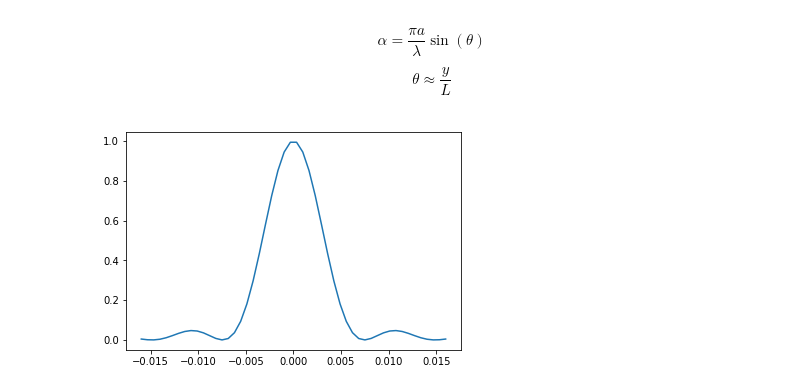
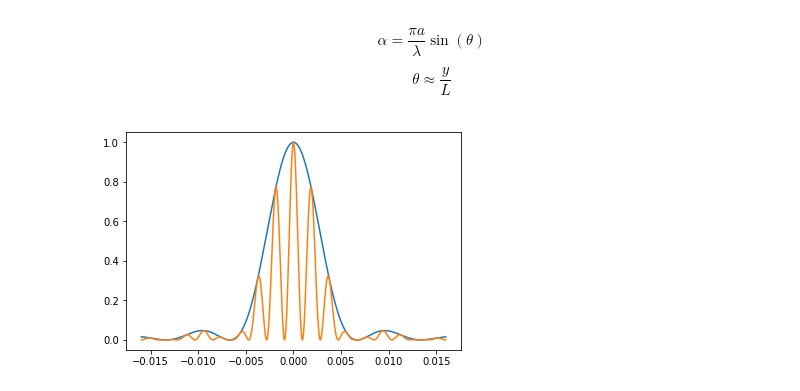
Before and after one commit to jamontanac/Laboratorio-Avanzado, a Jupyter notebook: Double_Slit/Analisis.ipynb, the cells around one changed output. Cells and saved outputs as stored; diff of their text form; code cells hidden in the pictures.

```diff
--- a/Double_Slit/Analisis.ipynb
+++ b/Double_Slit/Analisis.ipynb
@@ -180,12 +180,13 @@ $$\theta\approx \frac{y}{L}$$
 def Intensidad_difraccion(alpha):
     return (np.sin(alpha)/alpha)**2
 def function_alpha(y_pos):
-    return np.pi*9.0*10**(-5)/(670*10**(-9))*y_pos
+    return np.pi*1.0*10**(-4)/(670*10**(-9))*y_pos
 def Intensidad_interferencia(y_pos):
-    return (np.cos(np.pi*))
+    return (np.cos((np.pi*0.000356*y_pos)/(670*10**(-9))))**2
 # %%
-y=np.linspace(-0.016,0.016)
+y=np.linspace(-0.016,0.016,1000)
 plt.plot(y,Intensidad_difraccion(function_alpha(y)))
+plt.plot(y,Intensidad_interferencia(y)*Intensidad_difraccion(function_alpha(y)))
 plt.show()
 # %% [output]
-[figure, old version]
+[figure, new version]
```
